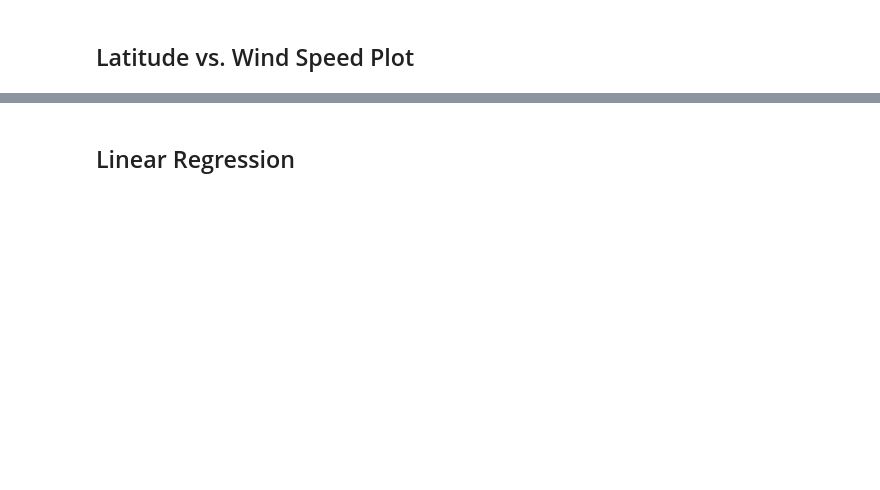
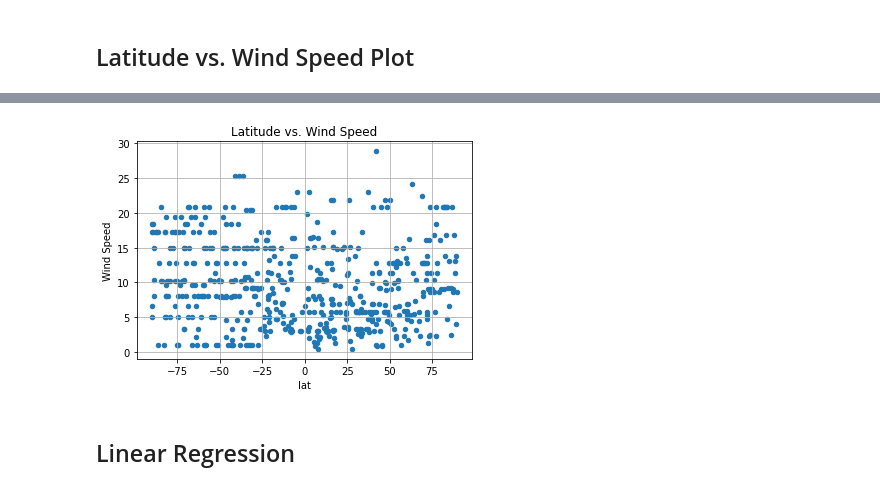
Before and after one commit to lvaughen/python-api-challenge, a Jupyter notebook: weatherpy/WeatherPy.ipynb, the cells around one changed output, grey strips where cells are left out. Cells and saved outputs as stored; diff of their text form; code cells hidden in the pictures; blank space fills up the shorter version.

```diff
--- a/weatherpy/WeatherPy.ipynb
+++ b/weatherpy/WeatherPy.ipynb
@@ -128,2 +279,13 @@ Int64Index([], dtype='int64')
+# %%
+city2_df.plot(kind='scatter', x='lat', y='Wind Speed')
+plt.title("Latitude vs. Wind Speed")
+plt.grid()
+plt.savefig("Lat_Wind.png", bbox_inches="tight")
+
+# Observations:
+# Wind Speed doesn't seem correlated to latitude
+# a pretty thorough range across all latitudes
+# %% [output]
+[figure, added]
 # %% [markdown]
 ## Linear Regression
```
Also changed, not shown: parts of 62 cells of this notebook, 6 other files.
